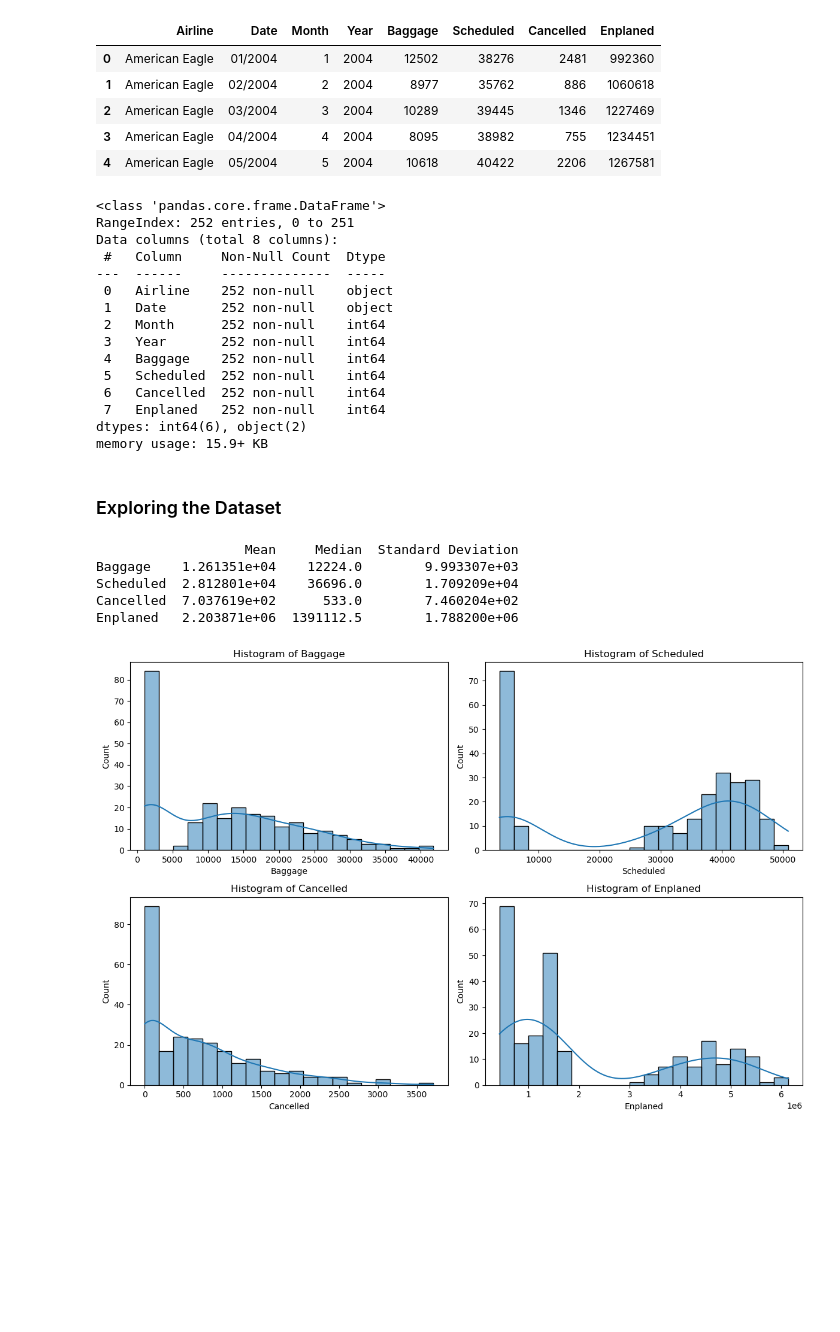
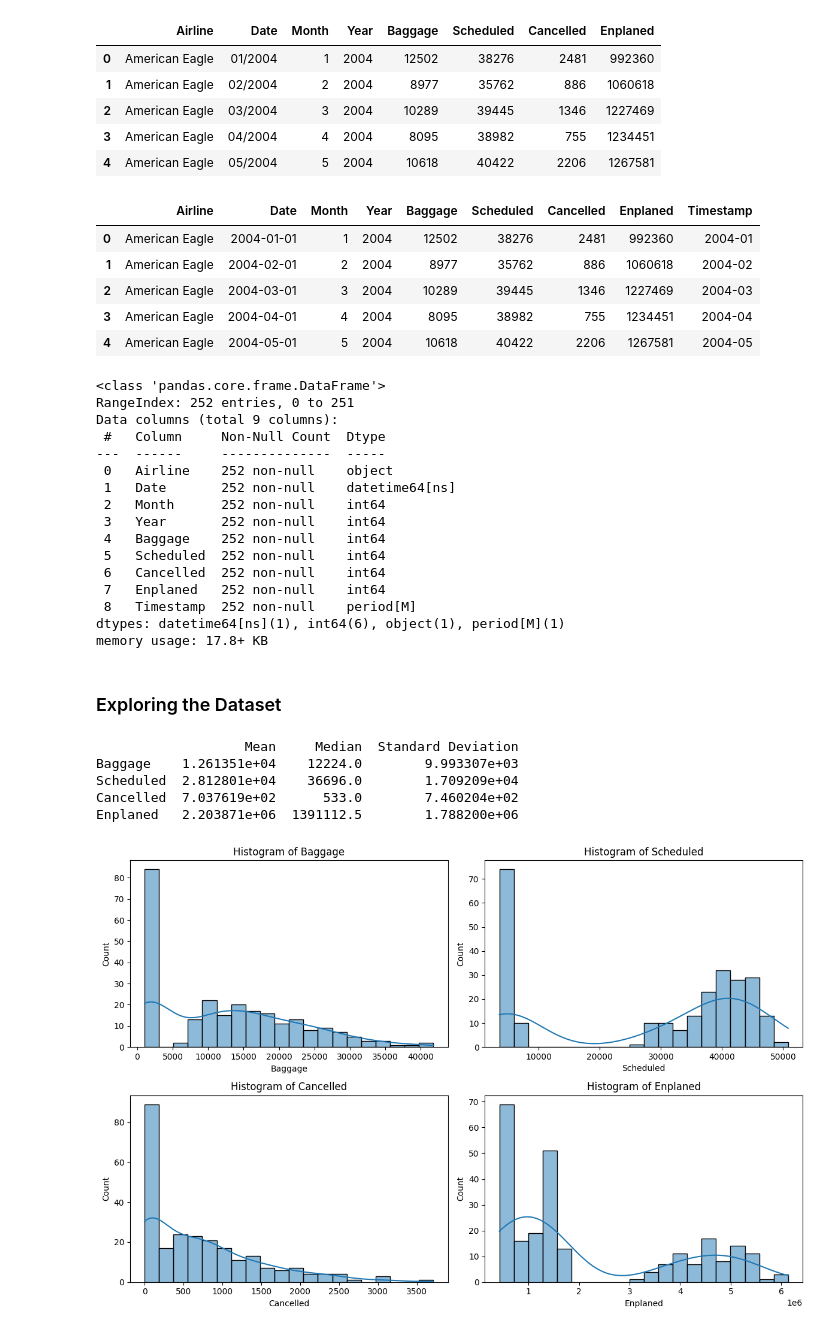
Before and after one commit to claretubs/programming-data-analysis-project, a Jupyter notebook: project1.ipynb, the cells around one changed output. Saved outputs shown, nothing was run; the diff lists cells and outputs as text; code cells hidden in the pictures; blank space fills up the shorter version.

```diff
--- a/project1.ipynb
+++ b/project1.ipynb
@@ -46,25 +46,42 @@ df.head()
 | 2 | American Eagle | 03/2004 | 3 | 2004 | 10289 | 39445 | 1346 | 1227469 |
 | 3 | American Eagle | 04/2004 | 4 | 2004 | 8095 | 38982 | 755 | 1234451 |
 | 4 | American Eagle | 05/2004 | 5 | 2004 | 10618 | 40422 | 2206 | 1267581 |
+# %%
+# Convert 'Date' column to pandas datetime format.
+df["Date"] = pd.to_datetime(df["Date"], format="%m/%Y")
+
+# Create a new column with the year-month timestamp.
+df["Timestamp"] = df["Date"].dt.to_period("M")
+
+# Display the modified DataFrame.
+df.head()
+# %% [output]
+|  | Airline | Date | Month | Year | Baggage | Scheduled | Cancelled | Enplaned | Timestamp |
+| 0 | American Eagle | 2004-01-01 | 1 | 2004 | 12502 | 38276 | 2481 | 992360 | 2004-01 |
+| 1 | American Eagle | 2004-02-01 | 2 | 2004 | 8977 | 35762 | 886 | 1060618 | 2004-02 |
+| 2 | American Eagle | 2004-03-01 | 3 | 2004 | 10289 | 39445 | 1346 | 1227469 | 2004-03 |
+| 3 | American Eagle | 2004-04-01 | 4 | 2004 | 8095 | 38982 | 755 | 1234451 | 2004-04 |
+| 4 | American Eagle | 2004-05-01 | 5 | 2004 | 10618 | 40422 | 2206 | 1267581 | 2004-05 |
 # %%
-# Summary of the dataframes basic information
+# Summary of the dataframes basic information.
 df.info()
 # %% [output]
 <class 'pandas.core.frame.DataFrame'>
 RangeIndex: 252 entries, 0 to 251
-Data columns (total 8 columns):
+Data columns (total 9 columns):
  #   Column     Non-Null Count  Dtype
 ---  ------     --------------  -----
  0   Airline    252 non-null    object
- 1   Date       252 non-null    object
+ 1   Date       252 non-null    datetime64[ns]
  2   Month      252 non-null    int64
  3   Year       252 non-null    int64
  4   Baggage    252 non-null    int64
  5   Scheduled  252 non-null    int64
  6   Cancelled  252 non-null    int64
  7   Enplaned   252 non-null    int64
-dtypes: int64(6), object(2)
-memory usage: 15.9+ KB
+ 8   Timestamp  252 non-null    period[M]
+dtypes: datetime64[ns](1), int64(6), object(1), period[M](1)
+memory usage: 17.8+ KB
 # %% [markdown]
 ### Exploring the Dataset
 # %%
@@ -75,19 +92,19 @@ mean = df[relevant_columns].mean()
 median = df[relevant_columns].median()
 std_devs = df[relevant_columns].std()
 # %%
-# Create a summary dataframe
+# Create a summary dataframe.
 descriptive_stats = pd.DataFrame({
     "Mean": mean,
     "Median":median,
     "Standard Deviation": std_devs
 })
+
+# Display the descriptive statistics.
+print(descriptive_stats)
+# %% [output]
+                   Mean     Median  Standard Deviation
+Baggage    1.261351e+04    12224.0        9.993307e+03
+Scheduled  2.812801e+04    36696.0        1.709209e+04
+Cancelled  7.037619e+02      533.0        7.460204e+02
+Enplaned   2.203871e+06  1391112.5        1.788200e+06
-# %%
-# Display the descriptive statistics
-print(descriptive_stats)
-# %% [output]
-                   Mean     Median  Standard Deviation
-Baggage    1.261351e+04    12224.0        9.993307e+03
-Scheduled  2.812801e+04    36696.0        1.709209e+04
-Cancelled  7.037619e+02      533.0        7.460204e+02
-Enplaned   2.203871e+06  1391112.5        1.788200e+06
 # %%
```
Also changed, not shown: parts of 7 cells of this notebook.
